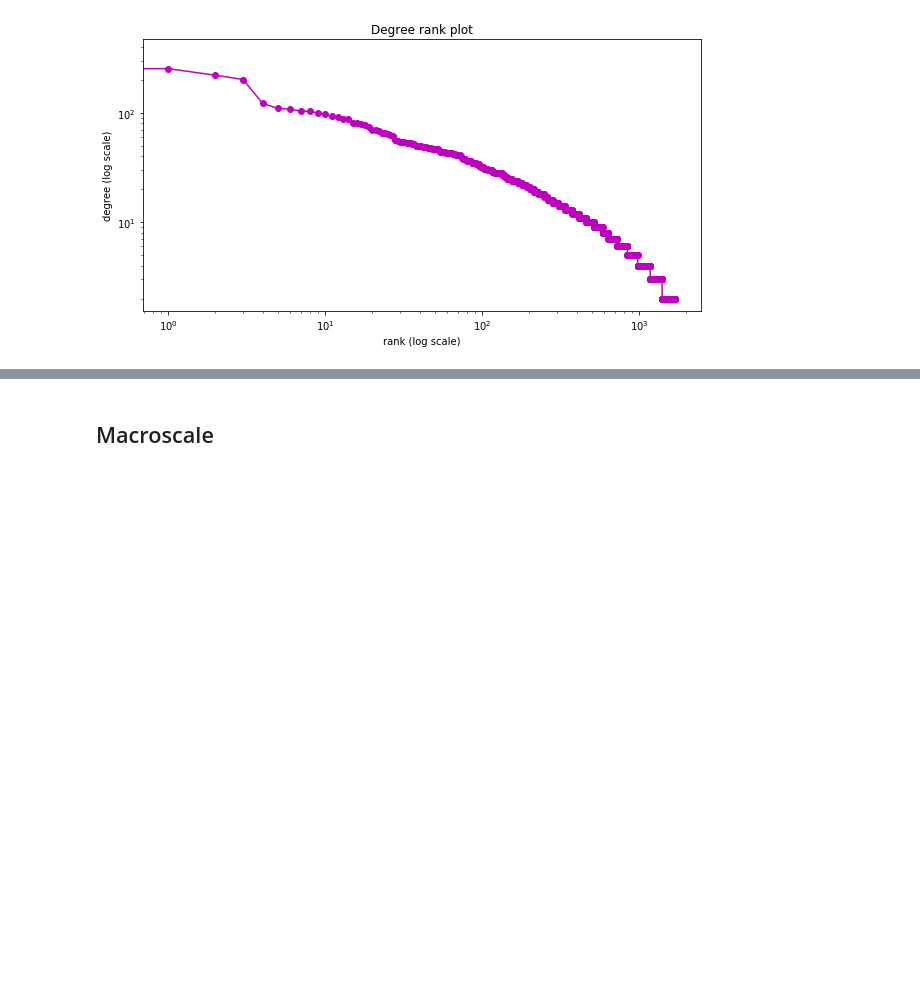
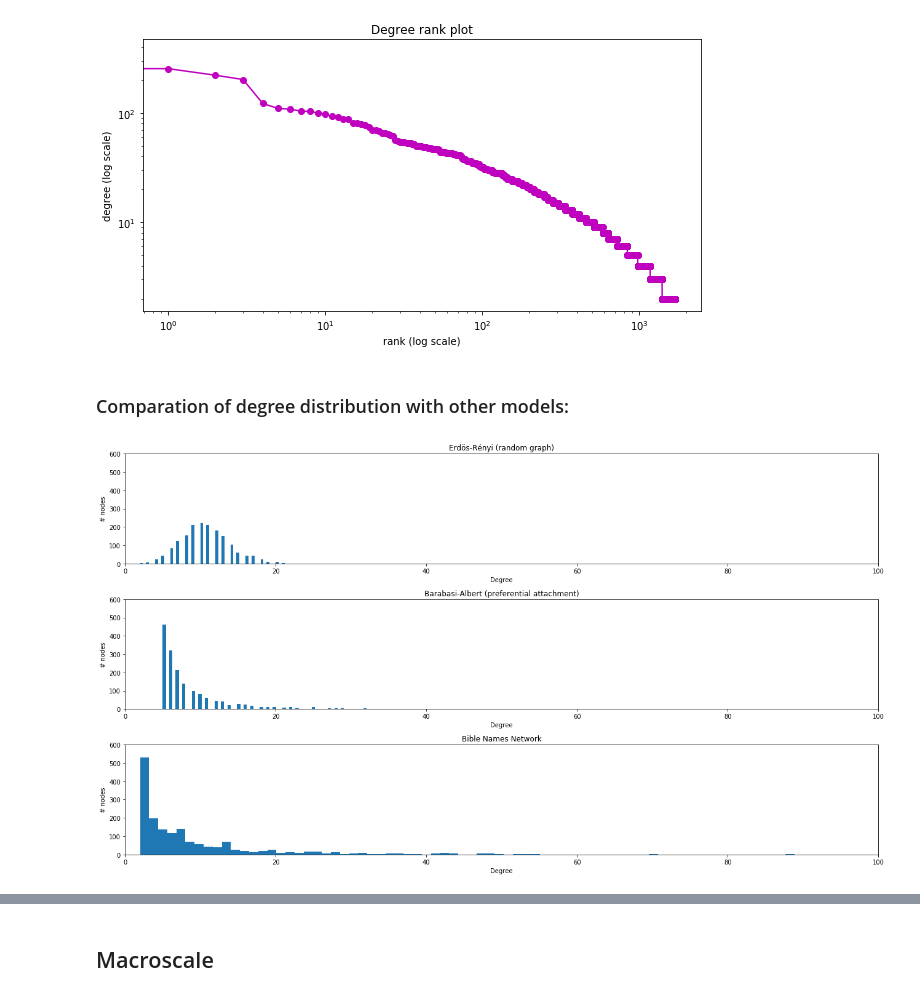
Before and after one commit to xavierlopeze/Bible_Names_Complex_Network_Analysis, a Jupyter notebook: presentation.ipynb, the cells around one changed output, grey strips where cells are left out. Cells and saved outputs as stored; diff of their text form; code cells hidden in the pictures; blank space fills up the shorter version.

Commit message:
model comparison

```diff
--- a/presentation.ipynb
+++ b/presentation.ipynb
@@ -439,3 +437,5 @@ plt.xlabel("rank (log scale)")
 plt.show()
 # %% [output]
 [figure]
+# %% [markdown]
+### Comparation of degree distribution with other models:
@@ -441,0 +498,45 @@ plt.show()
+# %%
+G_2 = gnm_random_graph(nodes, edges)
+degrees_2 = dict(G_2.degree()).values()
+
+degrees_3 = dict(G_3.degree()).values()
+G_4 = barabasi_albert_graph(nodes, 5) #the parameter 5 has been computed expermientaly to have a similar number of edges than the baseline
+degrees_4 = dict(G_4.degree()).values()
+# %%
+def plot_models():
+
+    fig, axes = plt.subplots(nrows=3, ncols=1, figsize=(18,10))
+    ax0, ax2, ax3 = axes.flatten()
+
+    ax0.hist(list(degrees_2), 50)
+    ax0.set_title('Erdös-Rényi (random graph)')
+    ax0.set_ylim([0, 600])
+    ax0.set_xlim([0,100])
+    ax0.set_xlabel('Degree')
+    ax0.set_ylabel('# nodes')
+
+
+    ax2.hist(list(degrees_4), 300)
+    ax2.set_title('Barabasi-Albert (preferential attachment)')
+    ax2.set_ylim([0, 600])
+    ax2.set_xlim([0,100])
+    ax2.set_xlabel('Degree')
+    ax2.set_ylabel('# nodes')
+
+    ax3.hist(degree_sequence, 300)
+    ax3.set_title('Bible Names Network')
+    ax3.set_ylim([0, 600])
+    ax3.set_xlim([0,100])
+    ax3.set_xlabel('Degree')
+    ax3.set_ylabel('# nodes')
+
+
+    fig.tight_layout()
+    plt.show()
+
+    fig.tight_layout()
+    plt.show()
+# %%
+plot_models()
+# %% [output]
+[figure, added]
```
Also changed, not shown: parts of 10 cells of this notebook, 1 other file.
